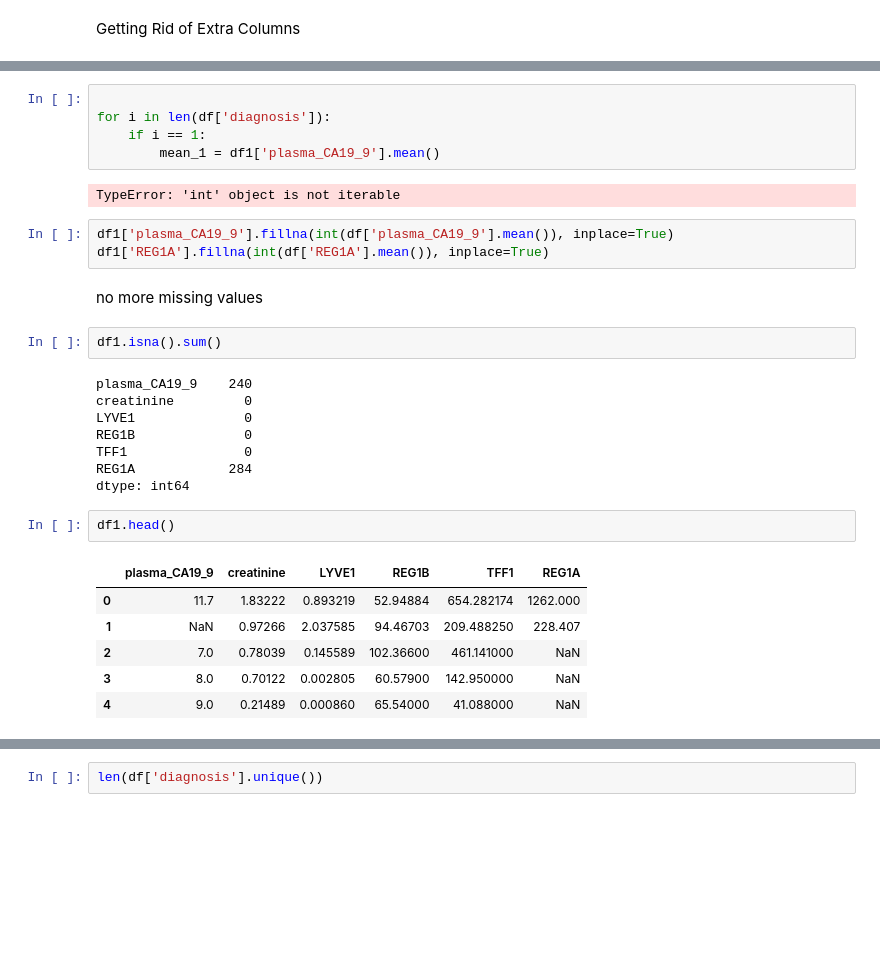
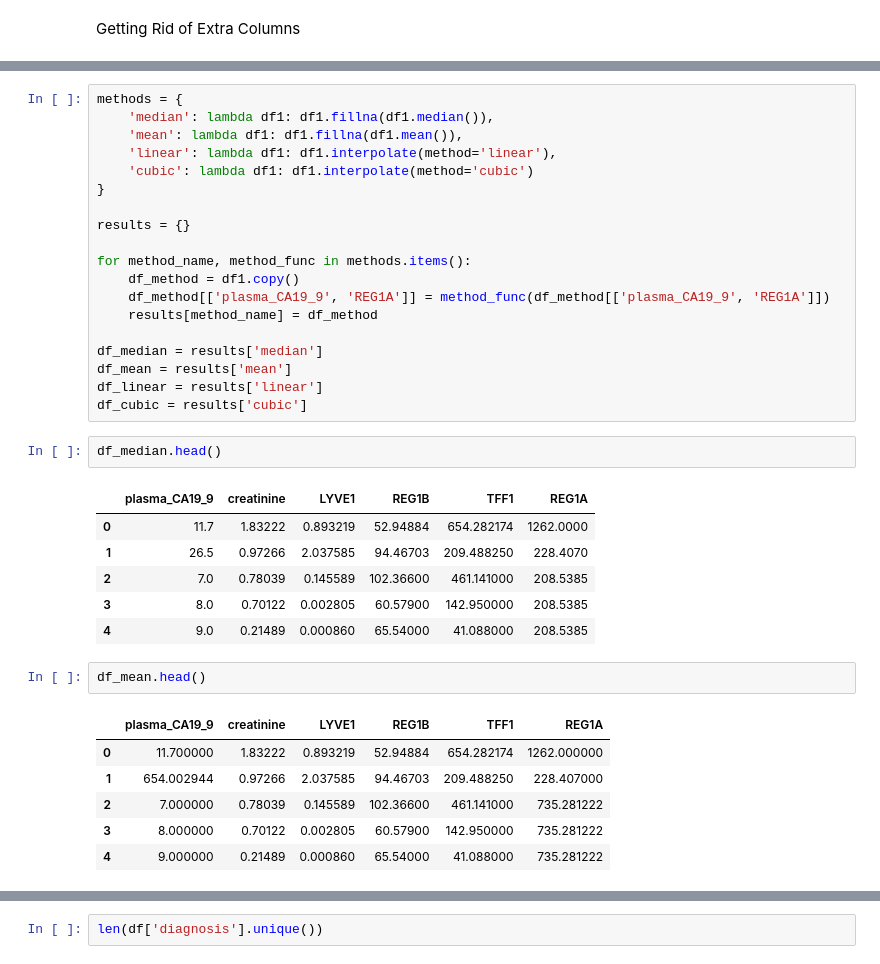
Before and after one commit to crayminor/pancreatic_cancer_pred, a Jupyter notebook: PanreaticCancerClassification.ipynb, the cells around one changed output, grey strips where cells are left out. Cells and saved outputs as stored; diff of their text form; blank space fills up the shorter version.

```diff
--- a/PanreaticCancerClassification.ipynb
+++ b/PanreaticCancerClassification.ipynb
@@ -62,32 +58,38 @@ Getting Rid of Extra Columns
 df1 = df.drop(columns = ['stage', 'benign_sample_diagnosis', 'sample_id', 'patient_cohort', 'sample_origin', 'sex', 'age', 'diagnosis'])
-# %%
-
-for i in len(df['diagnosis']):
-    if i == 1:
-        mean_1 = df1['plasma_CA19_9'].mean()
-# %% [output]
-TypeError: 'int' object is not iterable
-# %%
-df1['plasma_CA19_9'].fillna(int(df['plasma_CA19_9'].mean()), inplace=True)
-df1['REG1A'].fillna(int(df['REG1A'].mean()), inplace=True)
-# %% [markdown]
-no more missing values
-# %%
-df1.isna().sum()
-# %% [output]
-plasma_CA19_9    240
-creatinine         0
-LYVE1              0
-REG1B              0
-TFF1               0
-REG1A            284
-dtype: int64
+# %%
+methods = {
+    'median': lambda df1: df1.fillna(df1.median()),
+    'mean': lambda df1: df1.fillna(df1.mean()),
+    'linear': lambda df1: df1.interpolate(method='linear'),
+    'cubic': lambda df1: df1.interpolate(method='cubic')
+}
+
+results = {}
+
+for method_name, method_func in methods.items():
+    df_method = df1.copy()
+    df_method[['plasma_CA19_9', 'REG1A']] = method_func(df_method[['plasma_CA19_9', 'REG1A']])
+    results[method_name] = df_method
+
+df_median = results['median']
+df_mean = results['mean']
+df_linear = results['linear']
+df_cubic = results['cubic']
 # %%
-df1.head()
+df_median.head()
 # %% [output]
 |  | plasma_CA19_9 | creatinine | LYVE1 | REG1B | TFF1 | REG1A |
-| 0 | 11.7 | 1.83222 | 0.893219 | 52.94884 | 654.282174 | 1262.000 |
-| 1 | NaN | 0.97266 | 2.037585 | 94.46703 | 209.488250 | 228.407 |
-| 2 | 7.0 | 0.78039 | 0.145589 | 102.36600 | 461.141000 | NaN |
-| 3 | 8.0 | 0.70122 | 0.002805 | 60.57900 | 142.950000 | NaN |
-| 4 | 9.0 | 0.21489 | 0.000860 | 65.54000 | 41.088000 | NaN |
+| 0 | 11.7 | 1.83222 | 0.893219 | 52.94884 | 654.282174 | 1262.0000 |
+| 1 | 26.5 | 0.97266 | 2.037585 | 94.46703 | 209.488250 | 228.4070 |
+| 2 | 7.0 | 0.78039 | 0.145589 | 102.36600 | 461.141000 | 208.5385 |
+| 3 | 8.0 | 0.70122 | 0.002805 | 60.57900 | 142.950000 | 208.5385 |
+| 4 | 9.0 | 0.21489 | 0.000860 | 65.54000 | 41.088000 | 208.5385 |
+# %%
+df_mean.head()
+# %% [output]
+|  | plasma_CA19_9 | creatinine | LYVE1 | REG1B | TFF1 | REG1A |
+| 0 | 11.700000 | 1.83222 | 0.893219 | 52.94884 | 654.282174 | 1262.000000 |
+| 1 | 654.002944 | 0.97266 | 2.037585 | 94.46703 | 209.488250 | 228.407000 |
+| 2 | 7.000000 | 0.78039 | 0.145589 | 102.36600 | 461.141000 | 735.281222 |
+| 3 | 8.000000 | 0.70122 | 0.002805 | 60.57900 | 142.950000 | 735.281222 |
+| 4 | 9.000000 | 0.21489 | 0.000860 | 65.54000 | 41.088000 | 735.281222 |
```
Also changed, not shown: parts of 31 cells of this notebook.
